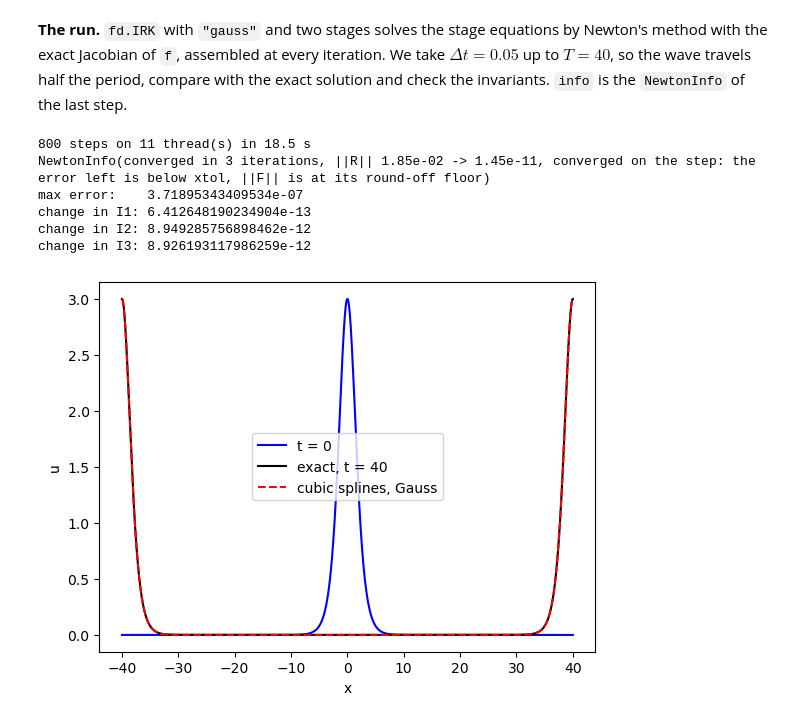
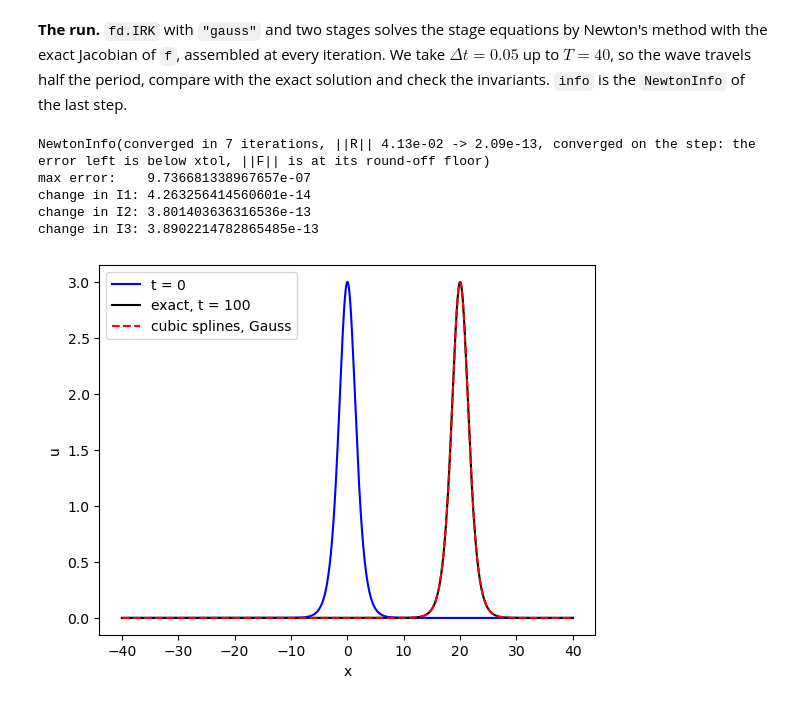
Before and after one commit to dmitsot/FEMd, a Jupyter notebook: examples/example19.ipynb, the cells around one changed output. Saved outputs shown, nothing was run; the diff lists cells and outputs as text; code cells hidden in the pictures.

```diff
--- a/examples/example19.ipynb
+++ b/examples/example19.ipynb
@@ -30,6 +30,6 @@ import femd as fd
 from femd import D, dx
 
 ncores = os.cpu_count() if fd.has_openmp() else 1
-fd.set_num_threads(ncores)
+fd.set_num_threads(4)
 print("OpenMP:", fd.has_openmp(), "  threads:", fd.get_num_threads())
 # %% [output]
@@ -37,7 +37,7 @@ OpenMP: True   threads: 11
 # %% [markdown]
 Periodic cubic splines on 4000 equal elements of $[-40, 40]$, and the solitary wave at $t = 0$ as the initial condition.
 # %%
-grid = np.linspace(-40, 40, 4001)
+grid = np.linspace(-40, 40, 801)
 V = fd.SplineSpace(grid, 3, bc="periodic")
 u, v = fd.TrialFunction(V), fd.TestFunction(V)
 
@@ -74,34 +74,32 @@ I1 = 11.999999999999972   I2 = 24.00000000000002   I3 = 14.399999999999999
 # %% [markdown]
 **The run.** `fd.IRK` with `"gauss"` and two stages solves the stage equations by Newton's method with the exact Jacobian of `f`, assembled at every iteration. We take $\Delta t = 0.05$ up to $T = 40$, so the wave travels half the period, compare with the exact solution and check the invariants. `info` is the `NewtonInfo` of the last step.
 # %%
-dt, T = 0.05, 40.0
-irk = fd.IRK(M, f, dt, "gauss", 2)
+dt, T = 0.05, 100.0
+irk = fd.IRK(M, f, dt, "gauss", 2,newton="frozen", line_search=True)
 
 t0 = time.perf_counter()
 for n in range(int(round(T / dt))):
     info = irk.step(w)
-print(f"{int(round(T / dt))} steps on {ncores} thread(s) in {time.perf_counter() - t0:.1f} s")
 print(info)
 
 t = irk.t
 xs = np.linspace(-40, 40, 8001)
 uexact = exact(xs, t)
 print("max error:   ", np.max(np.abs(w(xs) - uexact)))
 print("change in I1:", abs(I1.assemble() - I1_0))
 print("change in I2:", abs(I2.assemble() - I2_0))
 print("change in I3:", abs(I3.assemble() - I3_0))
 
 u0 = fd.Function(V, w0)                           # the initial condition, from the saved coefficients
 plt.plot(xs, u0(xs), "b-", label="t = 0")
 plt.plot(xs, uexact, "k-", label=f"exact, t = {t:g}")
 plt.plot(xs, w(xs), "r--", label="cubic splines, Gauss")
 plt.xlabel("x"); plt.ylabel("u"); plt.legend()
 plt.show()
 # %% [output]
-800 steps on 11 thread(s) in 18.5 s
-NewtonInfo(converged in 3 iterations, ||R|| 1.85e-02 -> 1.45e-11, converged on the step: the error left is below xtol, ||F|| is at its round-off floor)
-max error:    3.71895343409534e-07
-change in I1: 6.412648190234904e-13
-change in I2: 8.949285756898462e-12
-change in I3: 8.926193117986259e-12
+NewtonInfo(converged in 7 iterations, ||R|| 4.13e-02 -> 2.09e-13, converged on the step: the error left is below xtol, ||F|| is at its round-off floor)
+max error:    9.736681338967657e-07
+change in I1: 4.263256414560601e-14
+change in I2: 3.801403636316536e-13
+change in I3: 3.8902214782865485e-13
-[figure, old version]
+[figure, new version]
```
Also changed, not shown: parts of 3 cells of this notebook, 4 other files.
